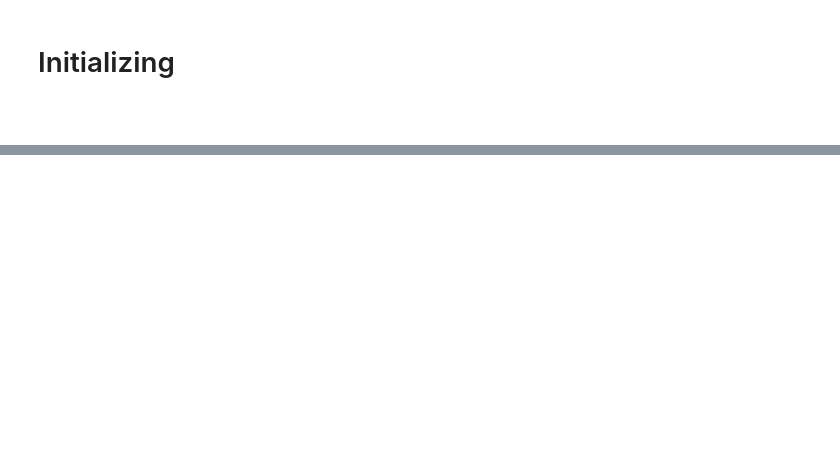
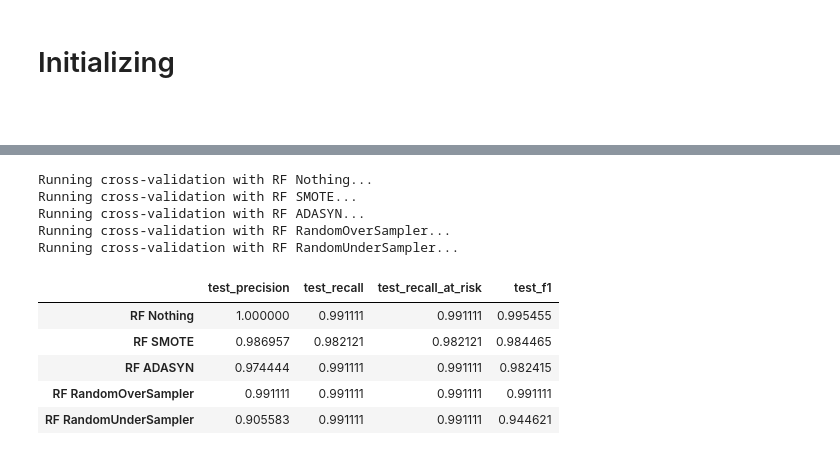
Before and after one commit to BSDSBA-JF/ML-II-Labs, a Jupyter notebook: 02/02-lab-materials/2_improve_model/05_modelling.ipynb, the cells around one changed output, grey strips where cells are left out. Drawn from its saved outputs; the diff is of its cells as text; code cells hidden in the pictures; blank space fills up the shorter version.

Commit message:
Finally added a model

```diff
--- a/02/02-lab-materials/2_improve_model/05_modelling.ipynb
+++ b/02/02-lab-materials/2_improve_model/05_modelling.ipynb
@@ -471,0 +153,20 @@ display(results)
+# %%
+# Columns for preprocessing
+minmax_cols = ['age_days', 'feeding_frequency_per_day', 'urine_output_count', 'stool_count']
+standardize_cols = [
+    'gestational_age_weeks', 'weight_kg', 'length_cm', 'head_circumference_cm',
+    'temperature_c', 'heart_rate_bpm', 'respiratory_rate_bpm', 'oxygen_saturation',
+    'jaundice_level_mg_dl'
+]
+categorical_cols = ['gender', 'feeding_type', 'immunizations_done', 'reflexes_normal']
+
+
+# Preprocessor
+preprocessor = ColumnTransformer(
+    transformers=[
+        ('minmax', MinMaxScaler(), minmax_cols),
+        ('standard', StandardScaler(), standardize_cols),
+        ('categorical', OneHotEncoder(handle_unknown='ignore'), categorical_cols)
+    ],
+    remainder='drop'  # all other columns (unlisted) are automatically dropped
+)
@@ -471,0 +302,50 @@ display(results)
+# %%
+# Split data
+X_train, X_test, y_train, y_test = train_test_split(X, y, stratify=y, test_size=0.2, random_state=42)
+
+# Base model
+rf_model = RandomForestClassifier(n_estimators=100, random_state=42)
+
+# Initialize WhiteBox
+fd = WhiteBox()
+
+# Define sampling strategies
+sampling_strategies = {
+    "RF Nothing": None,
+    "RF SMOTE": SMOTE(random_state=42),
+    "RF ADASYN": ADASYN(random_state=42),
+    "RF RandomOverSampler": RandomOverSampler(random_state=42),
+    "RF RandomUnderSampler": RandomUnderSampler(random_state=42)
+}
+
+# Store results
+cv_results_summary = {}
+
+for name, sampler in sampling_strategies.items():
+    print(f"Running cross-validation with {name}...")
+    cv_results = fd.cross_validate_pipeline(
+        X=X_train,
+        y=y_train,
+        test_model=rf_model,
+        sample_strategy=sampler
+    )
+    # Convert to DataFrame and take mean of train/test scores
+    cv_results_summary[name] = pd.DataFrame(cv_results).mean()
+
+# Combine results into a single DataFrame
+cv_results_summary_df = pd.DataFrame(cv_results_summary).T
+
+rel_cols = ['test_precision', 'test_recall', 'test_recall_at_risk', 'test_f1']
+cv_results_summary_df[rel_cols]
+# %% [output]
+Running cross-validation with RF Nothing...
+Running cross-validation with RF SMOTE...
+Running cross-validation with RF ADASYN...
+Running cross-validation with RF RandomOverSampler...
+Running cross-validation with RF RandomUnderSampler...
+|  | test_precision | test_recall | test_recall_at_risk | test_f1 |
+| RF Nothing | 1.000000 | 0.991111 | 0.991111 | 0.995455 |
+| RF SMOTE | 0.986957 | 0.982121 | 0.982121 | 0.984465 |
+| RF ADASYN | 0.974444 | 0.991111 | 0.991111 | 0.982415 |
+| RF RandomOverSampler | 0.991111 | 0.991111 | 0.991111 | 0.991111 |
+| RF RandomUnderSampler | 0.905583 | 0.991111 | 0.991111 | 0.944621 |
```
Also changed, not shown: parts of 26 cells of this notebook, 4 other files.
